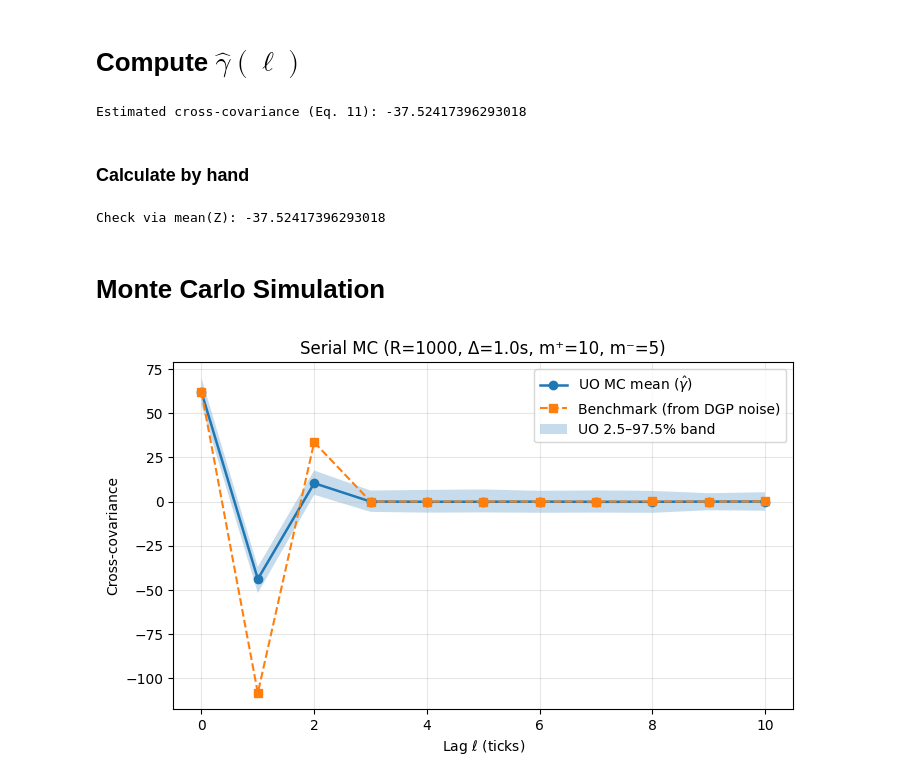
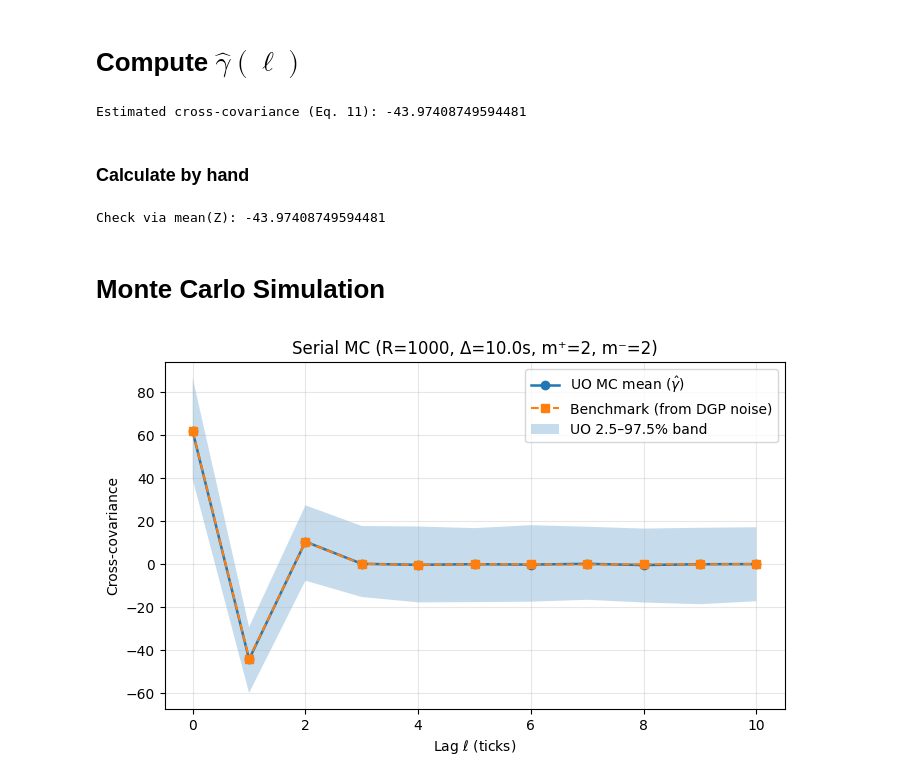
Before and after one commit to tmethasate/replication-packages, a Jupyter notebook: notebooks/uo2009_02_cross_cov_est.ipynb, the cells around one changed output. Cells and saved outputs as stored; diff of their text form; code cells hidden in the pictures.

```diff
--- a/notebooks/uo2009_02_cross_cov_est.ipynb
+++ b/notebooks/uo2009_02_cross_cov_est.ipynb
@@ -30,7 +30,7 @@ rng = np.random.default_rng(123) # for reproducibility
 out = simulate_section4_1_1(
     eff_params=eff_params,
     noise_params=noise_params,
-    delta_seconds=5.0, # sampling every 10 seconds
+    delta_seconds=10.0, # sampling every 10 seconds
     rng=rng,
 )
 
@@ -103,14 +103,14 @@ gamma_1 = estimate_cross_covariance_uo_eq11(
 
 print("Estimated cross-covariance (Eq. 11):", gamma_1)
 # %% [output]
-Estimated cross-covariance (Eq. 11): -37.52417396293018
+Estimated cross-covariance (Eq. 11): -43.97408749594481
 # %% [markdown]
 ### Calculate by hand
 # %%
 gamma_1_check = (-1) * np.mean(Z)
 print("Check via mean(Z):", gamma_1_check)
 # %% [output]
-Check via mean(Z): -37.52417396293018
+Check via mean(Z): -43.97408749594481
 # %% [markdown]
 # Monte Carlo Simulation
 # %%
@@ -127,12 +127,12 @@ from uo2009.estimators.estimate_cross_covariance_uo import estimate_cross_covari
 eff_params = EfficientPriceParams()
 noise_params = NoiseParamsMA2()
 
-delta_seconds = 1.0
+delta_seconds = 10.0
 L = 10
 lags = np.arange(0, L + 1, dtype=int)  # 0..10
 
-m_plus = 10
-m_minus = 5
+m_plus = 2
+m_minus = 2
 
 R = 1000
 seed0 = 123
@@ -181,7 +181,7 @@ for r in range(R):
         dtype=float,
     )
 
-    # Benchmark from DGP noise: Cov(eta_t, delta_{t+ell})
+    # Benchmark from DGP noise: Cov(eta_t, delta_{t-ell})
     u = out.noise
     eta = u[:, 0].astype(float)
     delt = u[:, 1].astype(float)
@@ -193,7 +193,7 @@ for r in range(R):
         if ell == 0:
             gamma_true_all[r, j] = float(np.mean(eta * delt))
         else:
-            gamma_true_all[r, j] = float(np.mean(eta[: n - ell] * delt[ell:]))
+            gamma_true_all[r, j] = float(np.mean(eta[ell:] * delt[: n - ell]))
 
 # ----------------------------
 # Summary stats
@@ -211,31 +211,31 @@ ci_hi = mean_uo + z * se_uo
 
 # Option 2: 95% band across replications (usually more visible)
 q_lo = np.nanpercentile(gamma_hat_all, 2.5, axis=0)
 q_hi = np.nanpercentile(gamma_hat_all, 97.5, axis=0)
 
 # ----------------------------
 # Plot (pick ONE band to show)
 # ----------------------------
 fig, ax = plt.subplots(figsize=(8, 4.5))
 
 ax.plot(lags, mean_uo, marker="o", linewidth=1.8, label="UO MC mean ($\\hat\\gamma$)")
 ax.plot(lags, mean_true, marker="s", linestyle="--", linewidth=1.5, label="Benchmark (from DGP noise)")
 
 # Choose band type:
 use_quantile_band = True
 
 if use_quantile_band:
     mask = np.isfinite(q_lo) & np.isfinite(q_hi)
     ax.fill_between(lags[mask], q_lo[mask], q_hi[mask], alpha=0.25, label="UO 2.5–97.5% band")
 else:
     mask = np.isfinite(ci_lo) & np.isfinite(ci_hi)
     ax.fill_between(lags[mask], ci_lo[mask], ci_hi[mask], alpha=0.25, label="UO 95% CI (MC mean)")
 
 ax.set_xlabel("Lag $\\ell$ (ticks)")
 ax.set_ylabel("Cross-covariance")
 ax.set_title(f"Serial MC (R={R}, Δ={delta_seconds}s, m⁺={m_plus}, m⁻={m_minus})")
 ax.grid(True, alpha=0.3)
 ax.legend()
 plt.show()
 # %% [output]
-[figure, old version]
+[figure, new version]
```
Also changed, not shown: parts of 4 cells of this notebook, 5 other files.
